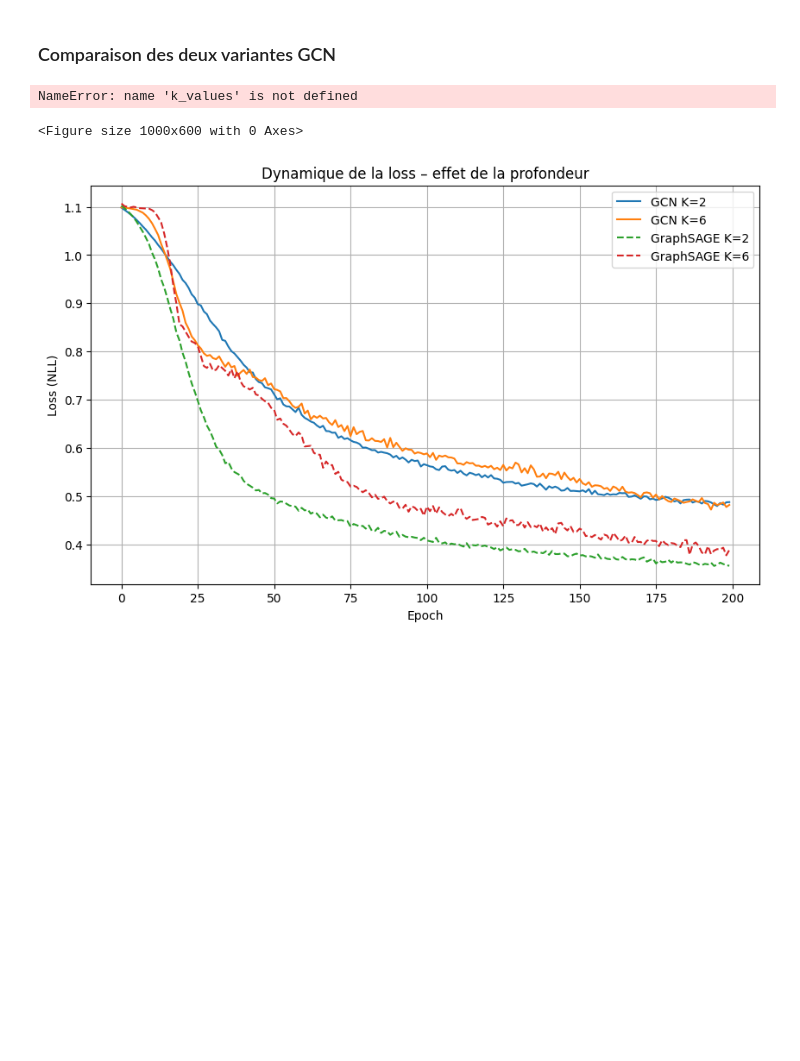
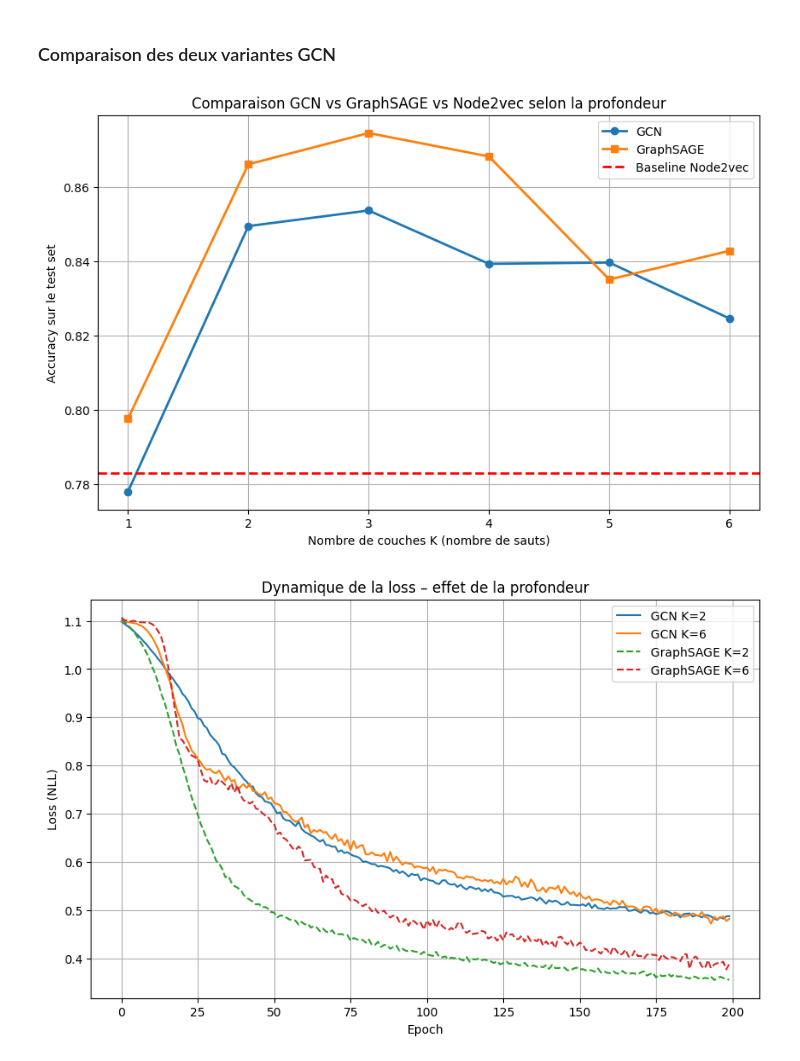
Before and after one commit to QuentinG0304/Graph_ML, a Jupyter notebook: GUIGNARD_LASNE_BOUMARD.ipynb, the cells around one changed output. Saved outputs shown, nothing was run; the diff lists cells and outputs as text; code cells hidden in the pictures; blank space fills up the shorter version.

```diff
--- a/GUIGNARD_LASNE_BOUMARD.ipynb
+++ b/GUIGNARD_LASNE_BOUMARD.ipynb
@@ -1284,21 +1310,21 @@ Test GraphSAGE avec K = 3 couches...
 # %%
 plt.figure(figsize=(10, 6))
 
 plt.plot(k_values, accuracies, marker='o', label="GCN", linewidth=2)
 plt.plot(k_values, sage_accuracies, marker='s', label="GraphSAGE", linewidth=2)
-#plot horizontal line at the value of node2vec (ie at value n2v_test_acc)
-plt.hline(n2v_test_acc, label="Baseline Node2vec", linewidth=2)
+
+# Baseline de Node2Vec
+plt.axhline(y=n2v_test_acc, linestyle='--', linewidth=2, label="Baseline Node2vec", color="r")
 
 plt.xlabel("Nombre de couches K (nombre de sauts)")
 plt.ylabel("Accuracy sur le test set")
 plt.title("Comparaison GCN vs GraphSAGE vs Node2vec selon la profondeur")
 plt.legend()
 plt.grid(True)
 plt.xticks(k_values)
 plt.show()
 # %% [output]
-NameError: name 'k_values' is not defined
-<Figure size 1000x600 with 0 Axes>
+[figure, added]
 # %%
 plt.figure(figsize=(10, 6))
 
```
Also changed, not shown: parts of 8 cells of this notebook.
